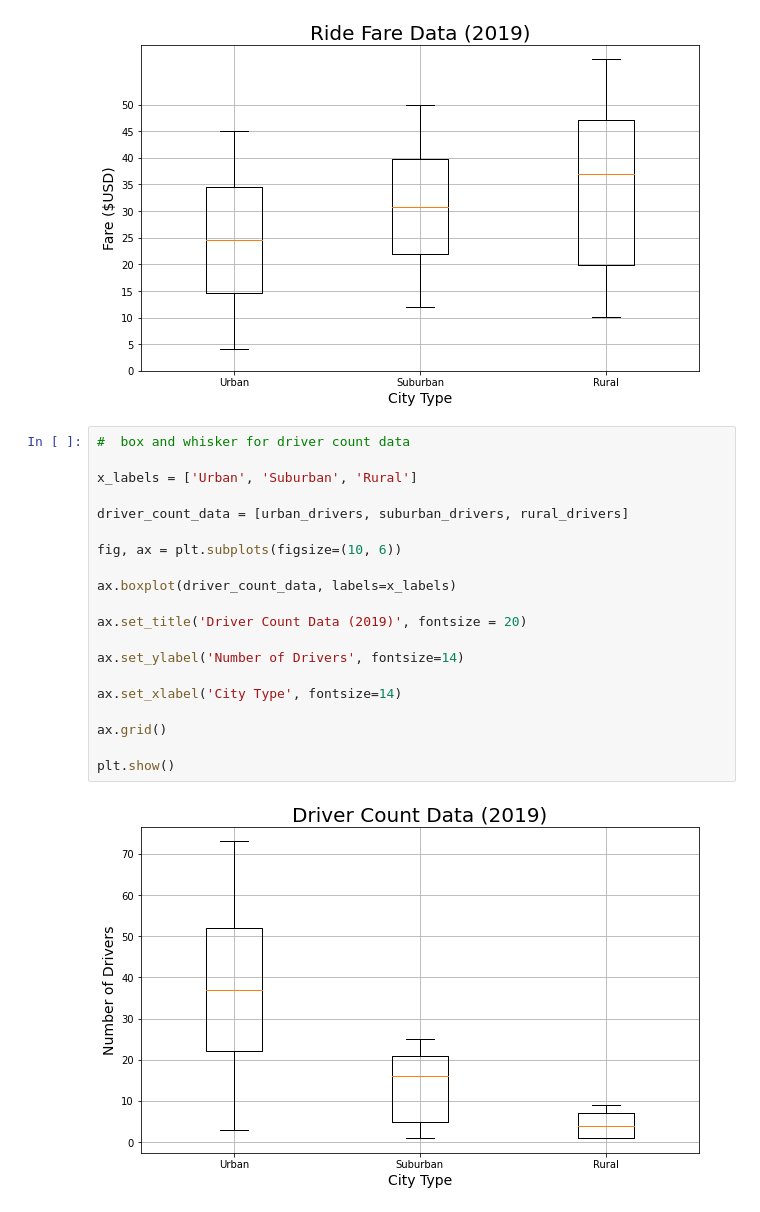
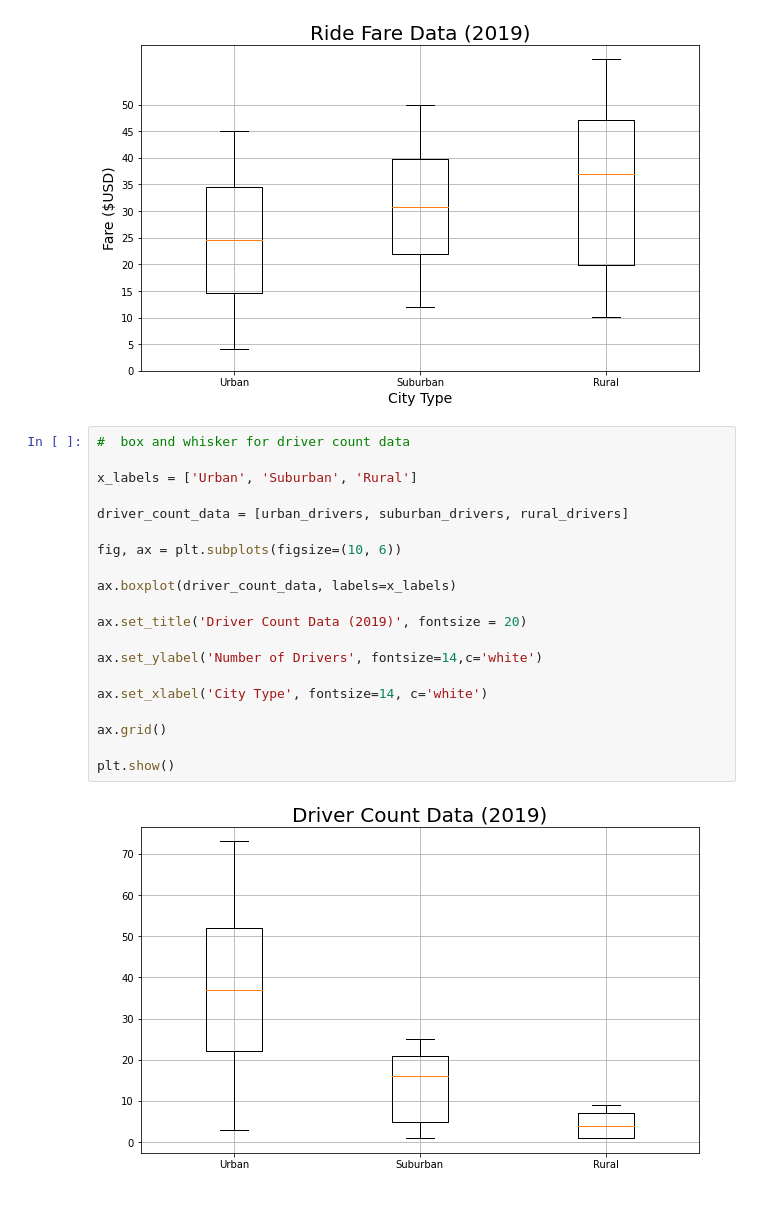
Before and after one commit to aaron-miller1/PyBer_Analysis, a Jupyter notebook: PyBer.ipynb, the cells around one changed output. Saved outputs shown, nothing was run; the diff lists cells and outputs as text.

```diff
--- a/PyBer.ipynb
+++ b/PyBer.ipynb
@@ -436,22 +436,22 @@ plt.show()
 # %%
 #  box and whisker for driver count data
 
 x_labels = ['Urban', 'Suburban', 'Rural']
 
 driver_count_data = [urban_drivers, suburban_drivers, rural_drivers]
 
 fig, ax = plt.subplots(figsize=(10, 6))
 
 ax.boxplot(driver_count_data, labels=x_labels)
 
 ax.set_title('Driver Count Data (2019)', fontsize = 20)
 
-ax.set_ylabel('Number of Drivers', fontsize=14)
+ax.set_ylabel('Number of Drivers', fontsize=14,c='white')
 
-ax.set_xlabel('City Type', fontsize=14)
+ax.set_xlabel('City Type', fontsize=14, c='white')
 
 ax.grid()
 
 plt.show()
 # %% [output]
-[figure, old version]
+[figure, new version]
```
Also changed, not shown: parts of 6 cells of this notebook.
